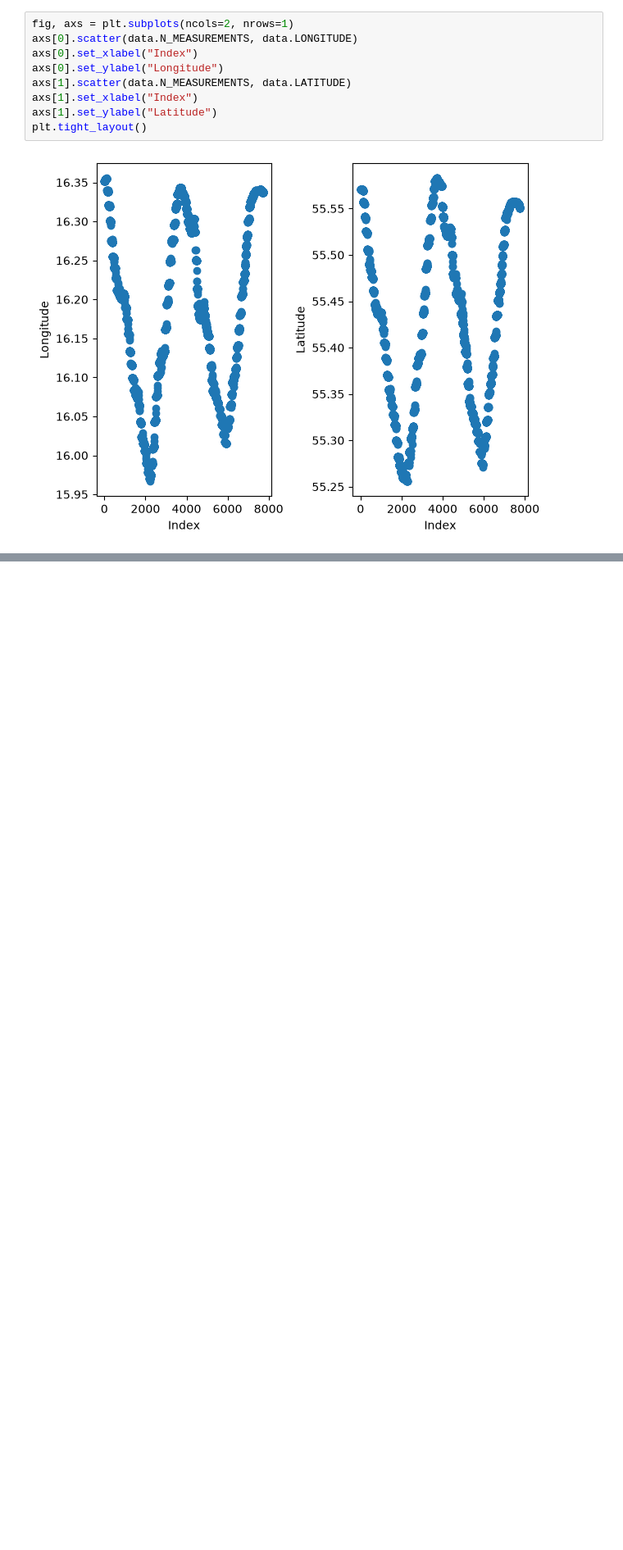
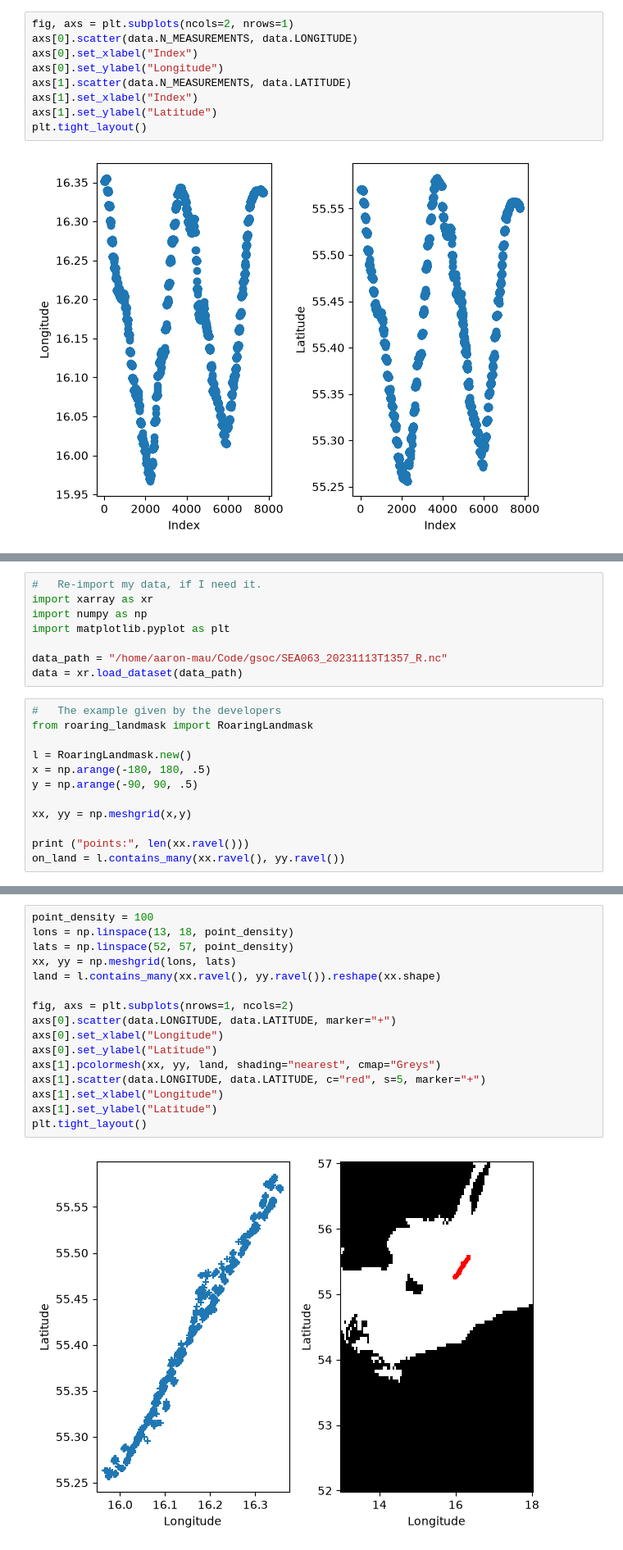
Before and after one commit to Klankers/mau_gsoc_qartod, a Jupyter notebook: deliverable_2.ipynb, the cells around one changed output, grey strips where cells are left out. Shown at 82% size. Drawn from its saved outputs; the diff is of its cells as text; blank space fills up the shorter version.

Commit message:
Updates with location on_land test

```diff
--- a/deliverable_2.ipynb
+++ b/deliverable_2.ipynb
@@ -2387,0 +2634,20 @@ Outcomes of this exploration:
+# %%
+#   Re-import my data, if I need it.
+import xarray as xr
+import numpy as np
+import matplotlib.pyplot as plt
+
+data_path = "/home/aaron-mau/Code/gsoc/SEA063_20231113T1357_R.nc"
+data = xr.load_dataset(data_path)
+# %%
+#   The example given by the developers
+from roaring_landmask import RoaringLandmask
+
+l = RoaringLandmask.new()
+x = np.arange(-180, 180, .5)
+y = np.arange(-90, 90, .5)
+
+xx, yy = np.meshgrid(x,y)
+
+print ("points:", len(xx.ravel()))
+on_land = l.contains_many(xx.ravel(), yy.ravel())
@@ -2387,0 +2690,18 @@ Outcomes of this exploration:
+# %%
+point_density = 100
+lons = np.linspace(13, 18, point_density)
+lats = np.linspace(52, 57, point_density)
+xx, yy = np.meshgrid(lons, lats)
+land = l.contains_many(xx.ravel(), yy.ravel()).reshape(xx.shape)
+
+fig, axs = plt.subplots(nrows=1, ncols=2)
+axs[0].scatter(data.LONGITUDE, data.LATITUDE, marker="+")
+axs[0].set_xlabel("Longitude")
+axs[0].set_ylabel("Latitude")
+axs[1].pcolormesh(xx, yy, land, shading="nearest", cmap="Greys")
+axs[1].scatter(data.LONGITUDE, data.LATITUDE, c="red", s=5, marker="+")
+axs[1].set_xlabel("Longitude")
+axs[1].set_ylabel("Latitude")
+plt.tight_layout()
+# %% [output]
+[figure, added]
```
Also changed, not shown: parts of 95 cells of this notebook.
